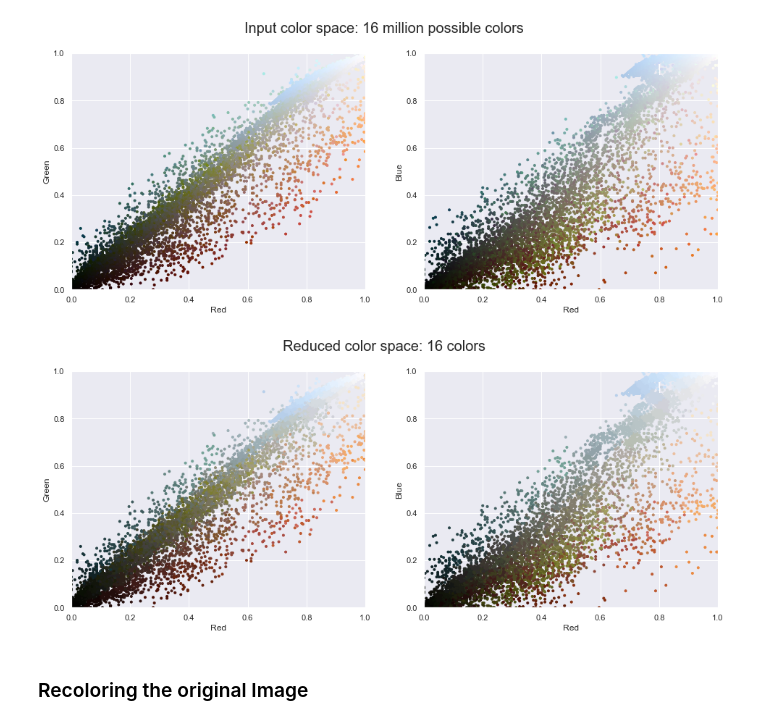
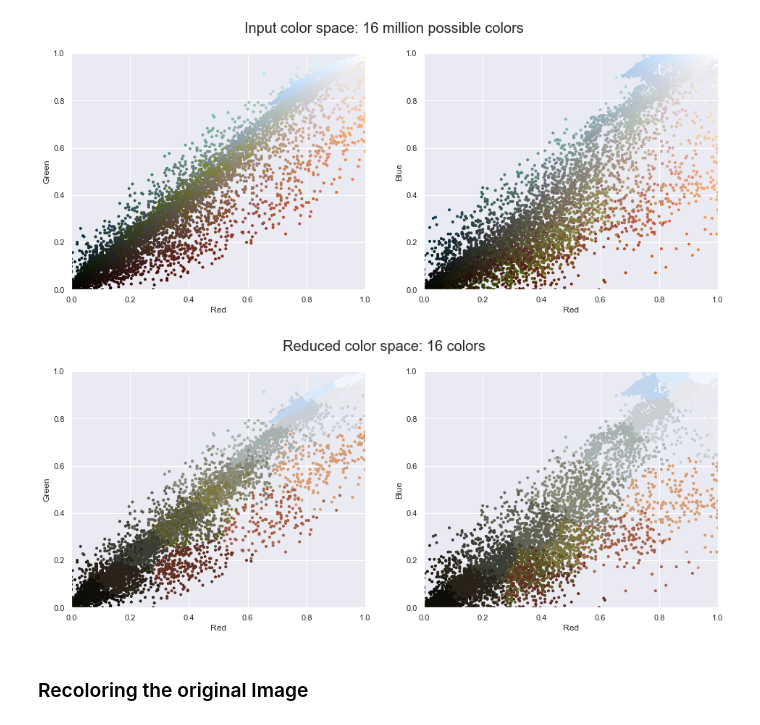
Before and after one commit to IS3UniCologne/Advanced_Analytics_And_Applications_2022, a Jupyter notebook: 03/Workshop_03.ipynb, the cells around one changed output. Drawn from its saved outputs; the diff is of its cells as text; code cells hidden in the pictures.

```diff
--- a/03/Workshop_03.ipynb
+++ b/03/Workshop_03.ipynb
@@ -235,18 +235,20 @@ plot_pixels(data, title='Input color space: 16 million possible colors')
 # %% [output]
 [figure]
 # %%
+n_colors = 16
+
 # Reduce these 16 Millions Colors to 16! colors
 import warnings; warnings.simplefilter('ignore')  # Fix NumPy issues.
 
 from sklearn.cluster import MiniBatchKMeans
-kmeans = MiniBatchKMeans(128) # Much faster than original K-Means due to large amount of data
+kmeans = MiniBatchKMeans(n_colors) # Much faster than original K-Means due to large amount of data
 kmeans.fit(data)
 new_colors = kmeans.cluster_centers_[kmeans.predict(data)]
 
 plot_pixels(data, colors=new_colors,
-            title="Reduced color space: 16 colors")
+            title=f"Reduced color space: {n_colors} colors")
 # %% [output]
-[figure, old version]
+[figure, new version]
 # %% [markdown]
 ### Recoloring the original Image
 # %%
```
Also changed, not shown: parts of 8 cells of this notebook, 1 other file.
